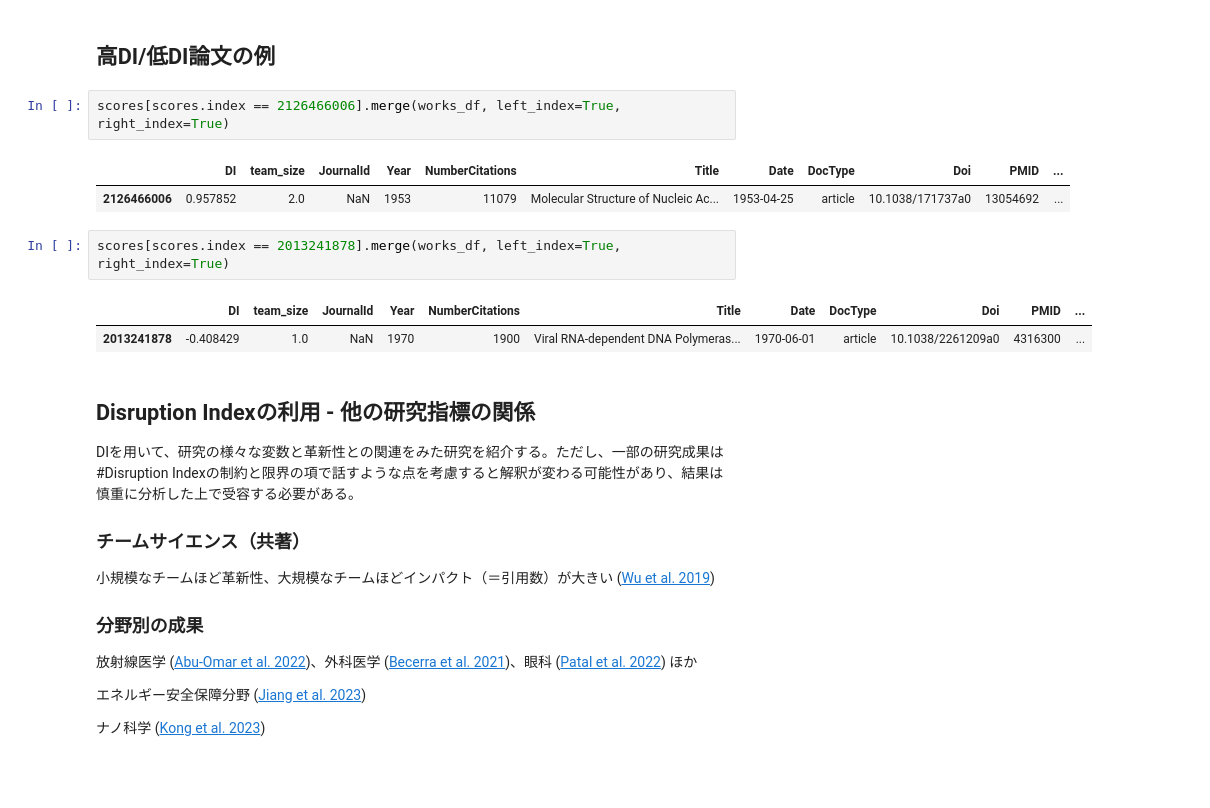
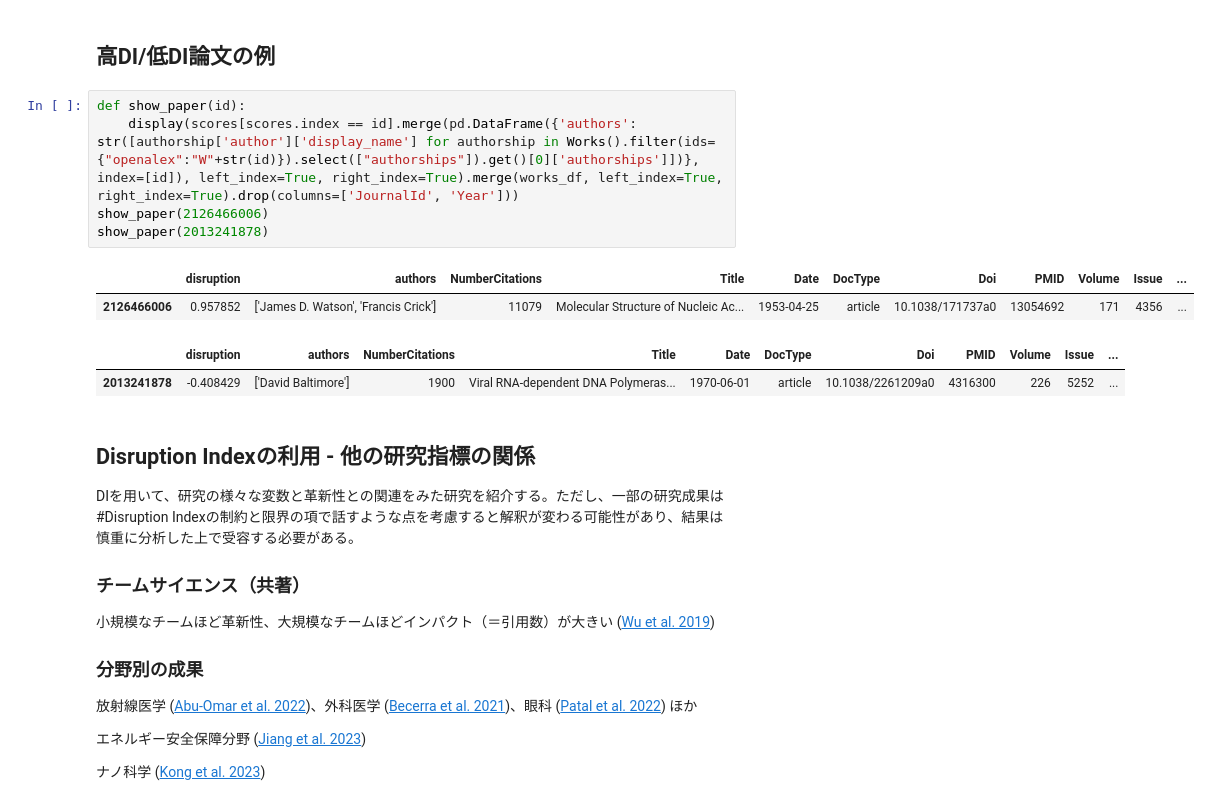
Before and after one commit to ScisciJP/tutorial_jp, a Jupyter notebook: 3-Disruptiveness.ipynb, the cells around one changed output. Saved outputs shown, nothing was run; the diff lists cells and outputs as text; blank space fills up the shorter version.

```diff
--- a/3-Disruptiveness.ipynb
+++ b/3-Disruptiveness.ipynb
@@ -469,15 +451,15 @@ plt.tight_layout()
 # %% [markdown]
 ## 高DI/低DI論文の例
-# %%
-scores[scores.index == 2126466006].merge(works_df, left_index=True, right_index=True)
-# %% [output]
-|  | DI | team_size | JournalId | Year | NumberCitations | Title | Date | DocType | Doi | PMID | ... |
-| 2126466006 | 0.957852 | 2.0 | NaN | 1953 | 11079 | Molecular Structure of Nucleic Ac... | 1953-04-25 | article | 10.1038/171737a0 | 13054692 | ... |
-# %%
-scores[scores.index == 2013241878].merge(works_df, left_index=True, right_index=True)
-# %% [output]
-|  | DI | team_size | JournalId | Year | NumberCitations | Title | Date | DocType | Doi | PMID | ... |
-| 2013241878 | -0.408429 | 1.0 | NaN | 1970 | 1900 | Viral RNA-dependent DNA Polymeras... | 1970-06-01 | article | 10.1038/2261209a0 | 4316300 | ... |
+# %%
+def show_paper(id):
+    display(scores[scores.index == id].merge(pd.DataFrame({'authors': str([authorship['author']['display_name'] for authorship in Works().filter(ids={"openalex":"W"+str(id)}).select(["authorships"]).get()[0]['authorships']])}, index=[id]), left_index=True, right_index=True).merge(works_df, left_index=True, right_index=True).drop(columns=['JournalId', 'Year']))
+show_paper(2126466006)
+show_paper(2013241878)
+# %% [output]
+|  | disruption | authors | NumberCitations | Title | Date | DocType | Doi | PMID | Volume | Issue | ... |
+| 2126466006 | 0.957852 | ['James D. Watson', 'Francis Crick'] | 11079 | Molecular Structure of Nucleic Ac... | 1953-04-25 | article | 10.1038/171737a0 | 13054692 | 171 | 4356 | ... |
+|  | disruption | authors | NumberCitations | Title | Date | DocType | Doi | PMID | Volume | Issue | ... |
+| 2013241878 | -0.408429 | ['David Baltimore'] | 1900 | Viral RNA-dependent DNA Polymeras... | 1970-06-01 | article | 10.1038/2261209a0 | 4316300 | 226 | 5252 | ... |
 # %% [markdown]
 ## Disruption Indexの利用 - 他の研究指標の関係
 
```
Also changed, not shown: parts of 12 cells of this notebook.
